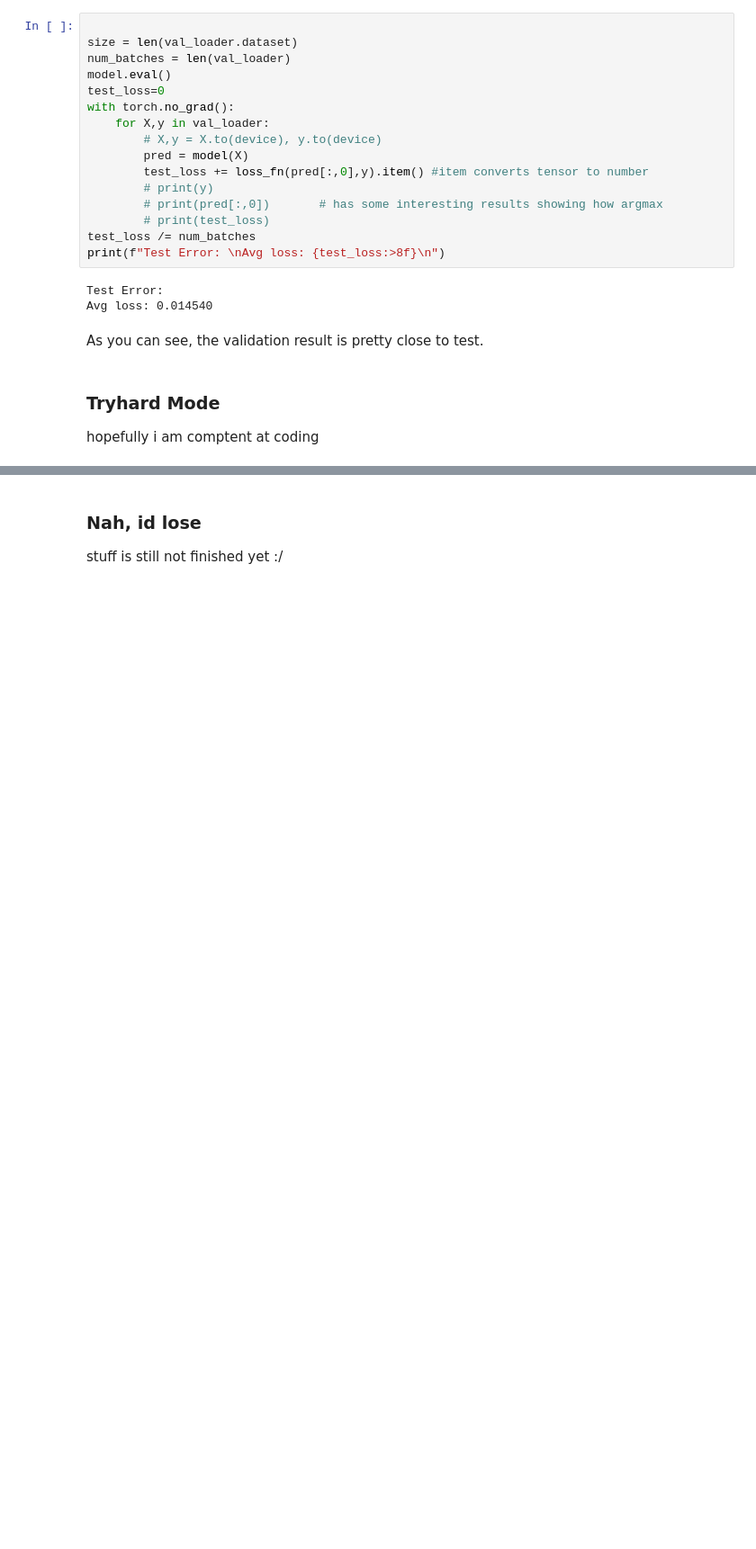
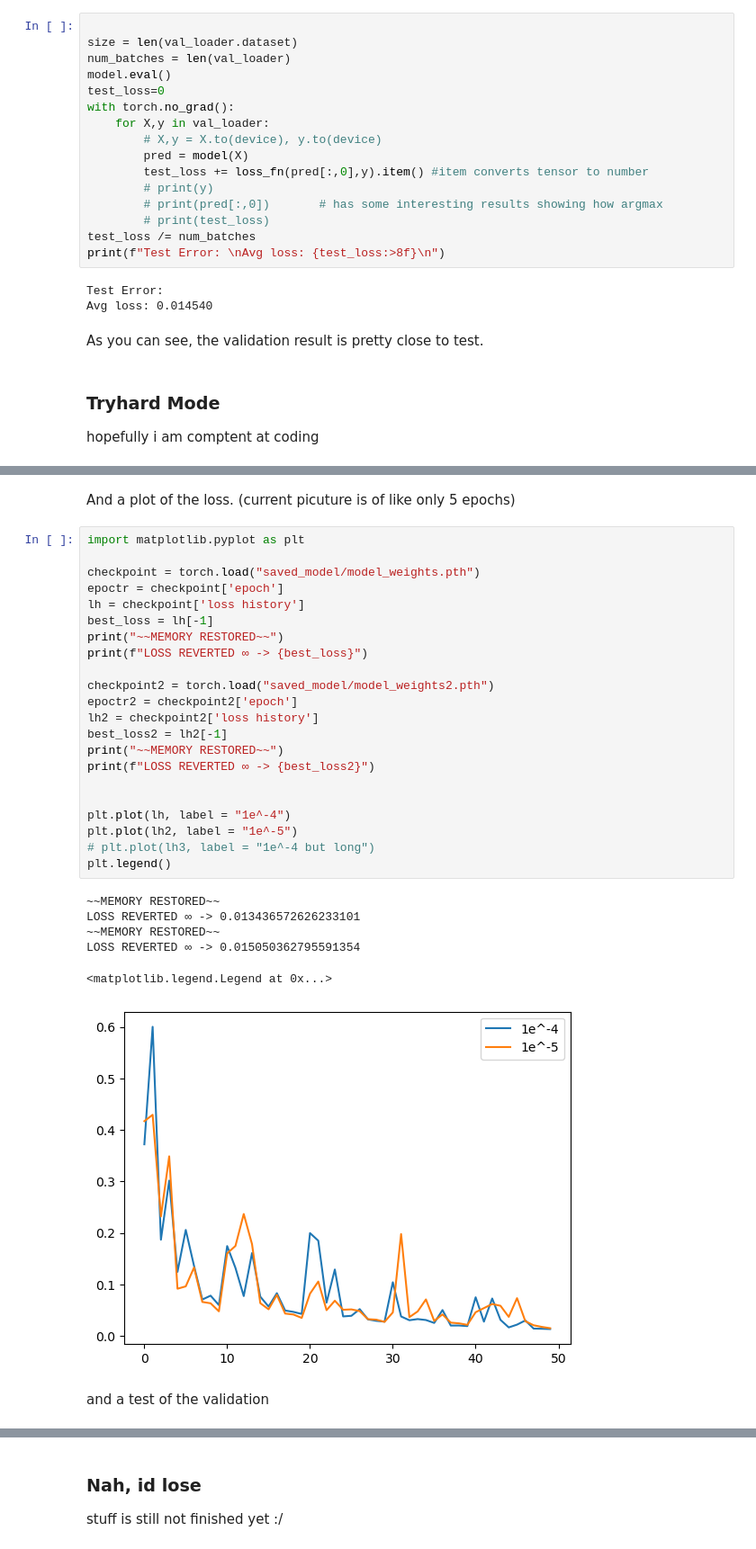
Before and after one commit to Ojojostar/monte_carlo-cpu-gpu-dl, a Jupyter notebook: dl_snow.ipynb, the cells around one changed output, grey strips where cells are left out. Shown at 90% size. Drawn from its saved outputs; the diff is of its cells as text; blank space fills up the shorter version.

```diff
--- a/dl_snow.ipynb
+++ b/dl_snow.ipynb
@@ -911,0 +974,33 @@ trainer.run(tr_loader, max_epochs=1000)
+# %% [markdown]
+And a plot of the loss. (current picuture is of like only 5 epochs)
+# %%
+import matplotlib.pyplot as plt
+
+checkpoint = torch.load("saved_model/model_weights.pth")
+epoctr = checkpoint['epoch']
+lh = checkpoint['loss history']
+best_loss = lh[-1]
+print("~~MEMORY RESTORED~~")
+print(f"LOSS REVERTED ∞ -> {best_loss}")
+
+checkpoint2 = torch.load("saved_model/model_weights2.pth")
+epoctr2 = checkpoint2['epoch']
+lh2 = checkpoint2['loss history']
+best_loss2 = lh2[-1]
+print("~~MEMORY RESTORED~~")
+print(f"LOSS REVERTED ∞ -> {best_loss2}")
+
+
+plt.plot(lh, label = "1e^-4")
+plt.plot(lh2, label = "1e^-5")
+# plt.plot(lh3, label = "1e^-4 but long")
+plt.legend()
+# %% [output]
+~~MEMORY RESTORED~~
+LOSS REVERTED ∞ -> 0.013436572626233101
+~~MEMORY RESTORED~~
+LOSS REVERTED ∞ -> 0.015050362795591354
+<matplotlib.legend.Legend at 0x...>
+[figure, added]
+# %% [markdown]
+and a test of the validation
```
Also changed, not shown: parts of 5 cells of this notebook, 1 other file.
